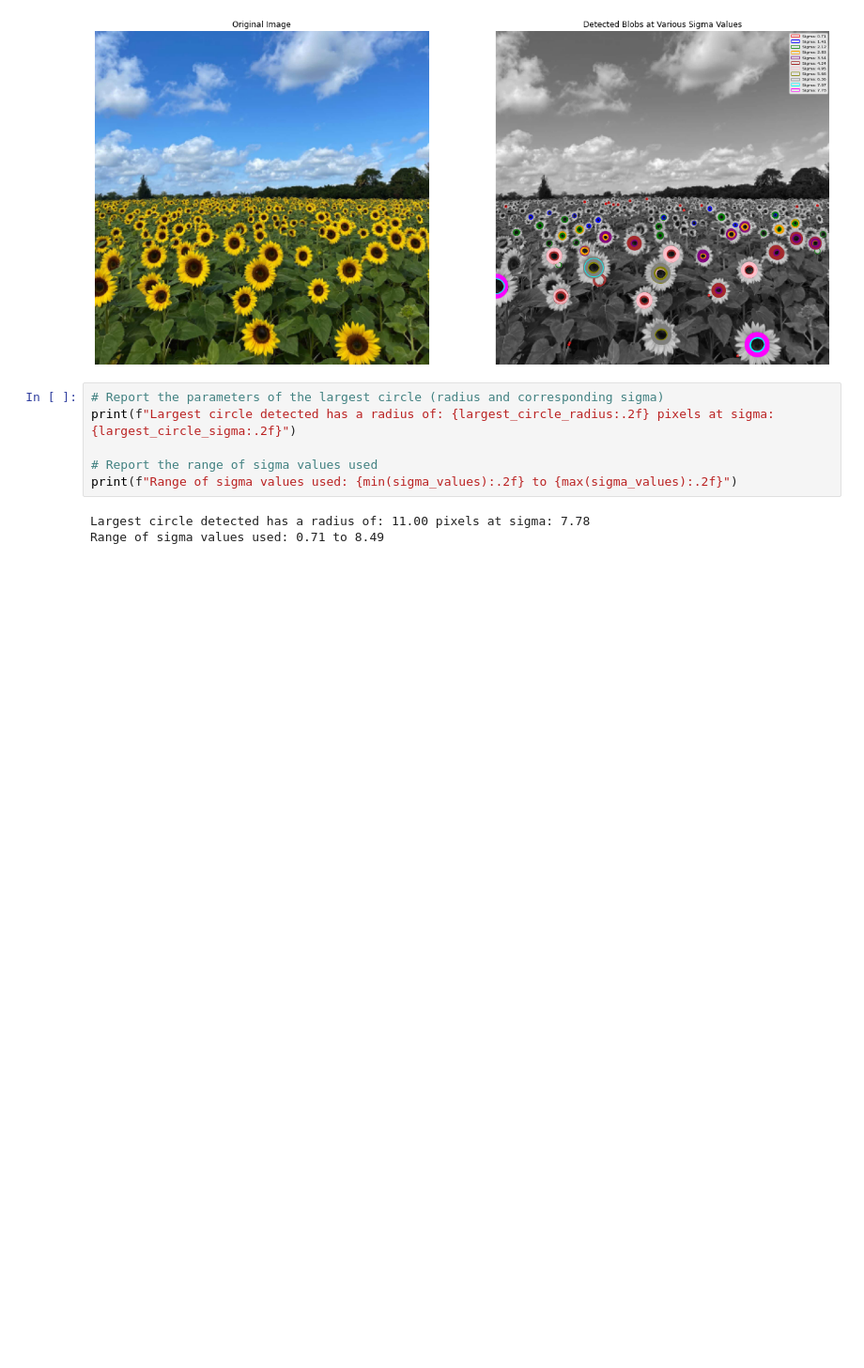
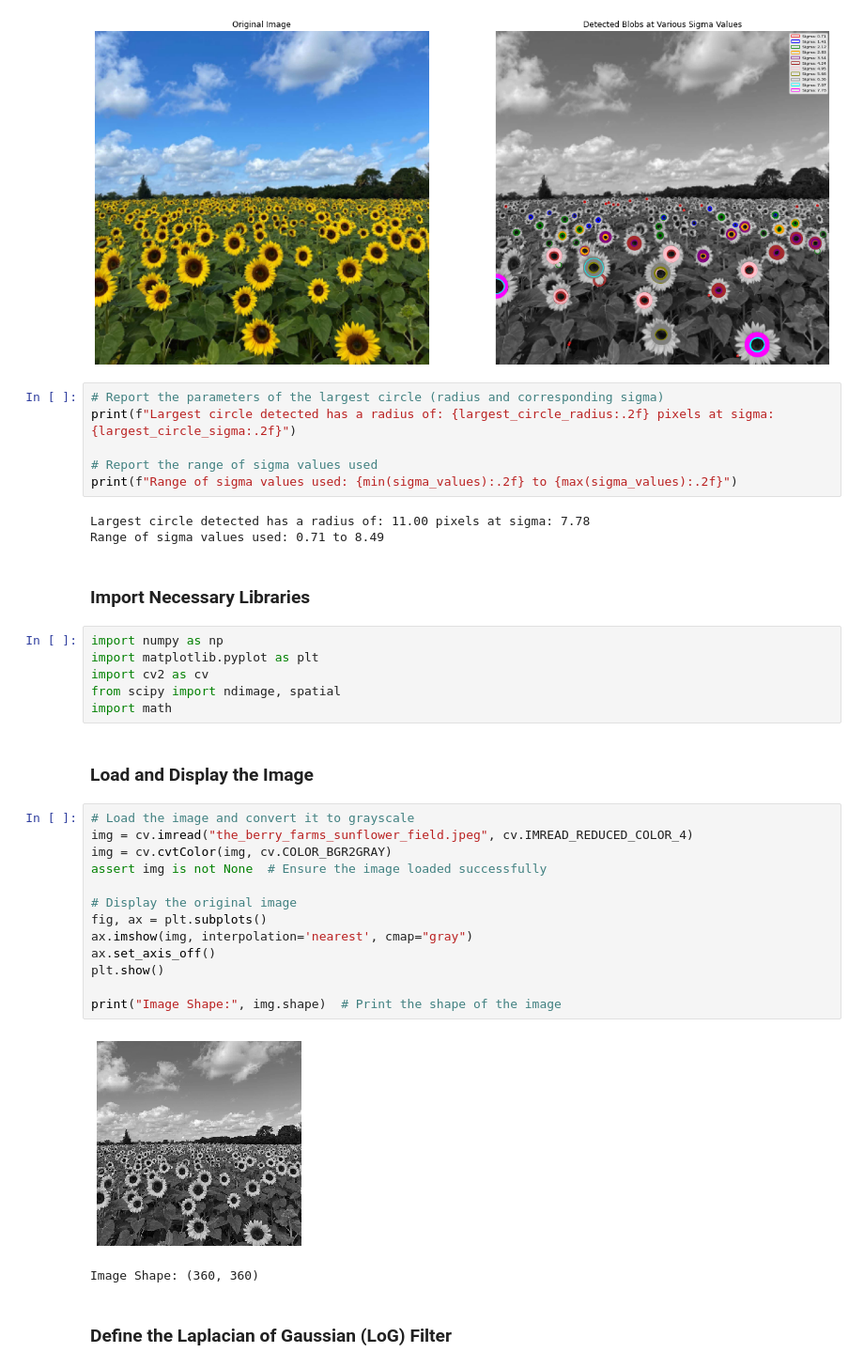
Before and after one commit to DinethraDivanjana2001/EN3166-Image-processing-and-machine-vision, a Jupyter notebook: A02 - Fitting/A02 - Fitting.ipynb, the cells around one changed output. Shown at 94% size. Drawn from its saved outputs; the diff is of its cells as text; blank space fills up the shorter version.

```diff
--- a/A02 - Fitting/A02 - Fitting.ipynb
+++ b/A02 - Fitting/A02 - Fitting.ipynb
@@ -151,3 +148,31 @@ print(f"Range of sigma values used: {min(sigma_values):.2f} to {max(sigma_values
 # %% [output]
 Largest circle detected has a radius of: 11.00 pixels at sigma: 7.78
 Range of sigma values used: 0.71 to 8.49
+# %% [markdown]
+###  Import Necessary Libraries
+# %%
+import numpy as np
+import matplotlib.pyplot as plt
+import cv2 as cv
+from scipy import ndimage, spatial
+import math
+# %% [markdown]
+### Load and Display the Image
+# %%
+# Load the image and convert it to grayscale
+img = cv.imread("the_berry_farms_sunflower_field.jpeg", cv.IMREAD_REDUCED_COLOR_4)
+img = cv.cvtColor(img, cv.COLOR_BGR2GRAY)
+assert img is not None  # Ensure the image loaded successfully
+
+# Display the original image
+fig, ax = plt.subplots()
+ax.imshow(img, interpolation='nearest', cmap="gray")
+ax.set_axis_off()
+plt.show()
+
+print("Image Shape:", img.shape)  # Print the shape of the image
+# %% [output]
+[figure, added]
+Image Shape: (360, 360)
+# %% [markdown]
+###  Define the Laplacian of Gaussian (LoG) Filter
```
Also changed, not shown: parts of 12 cells of this notebook.
